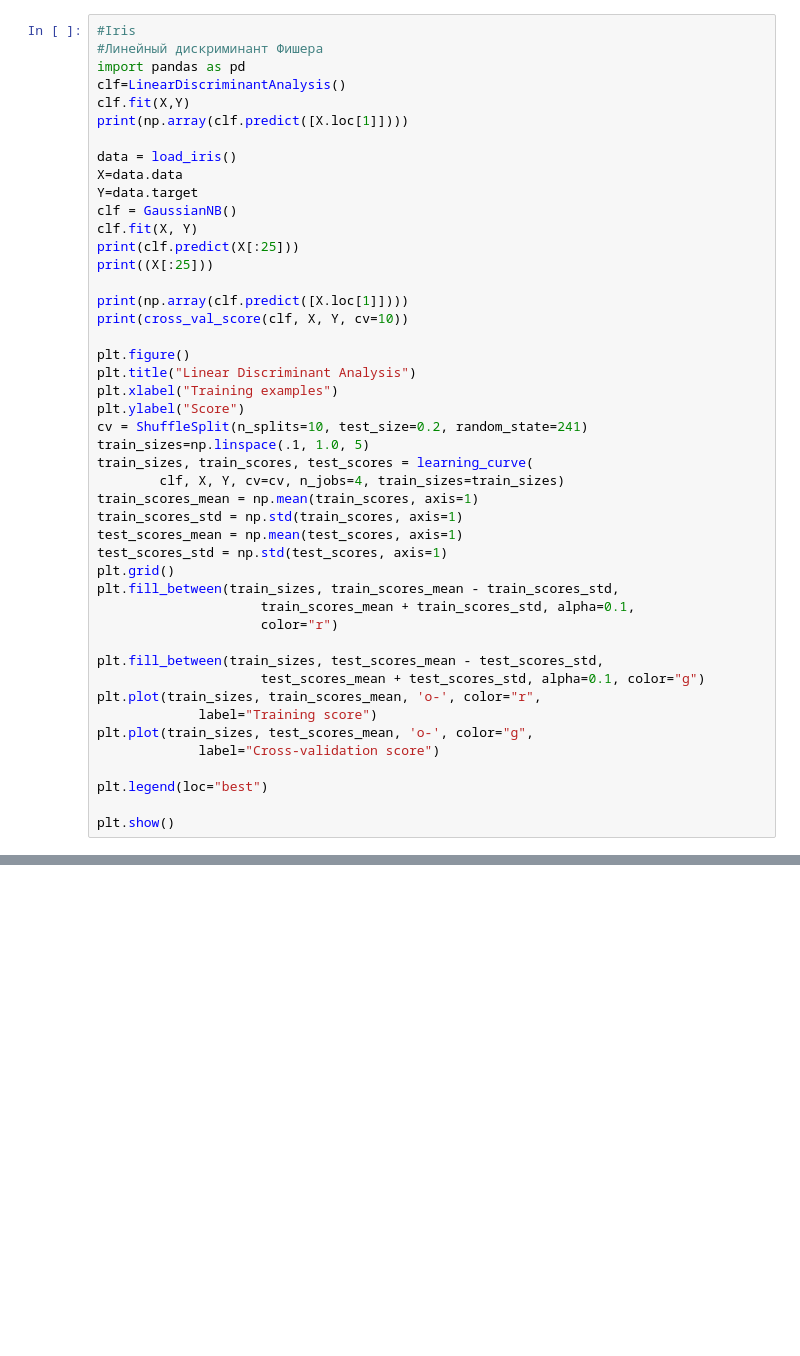
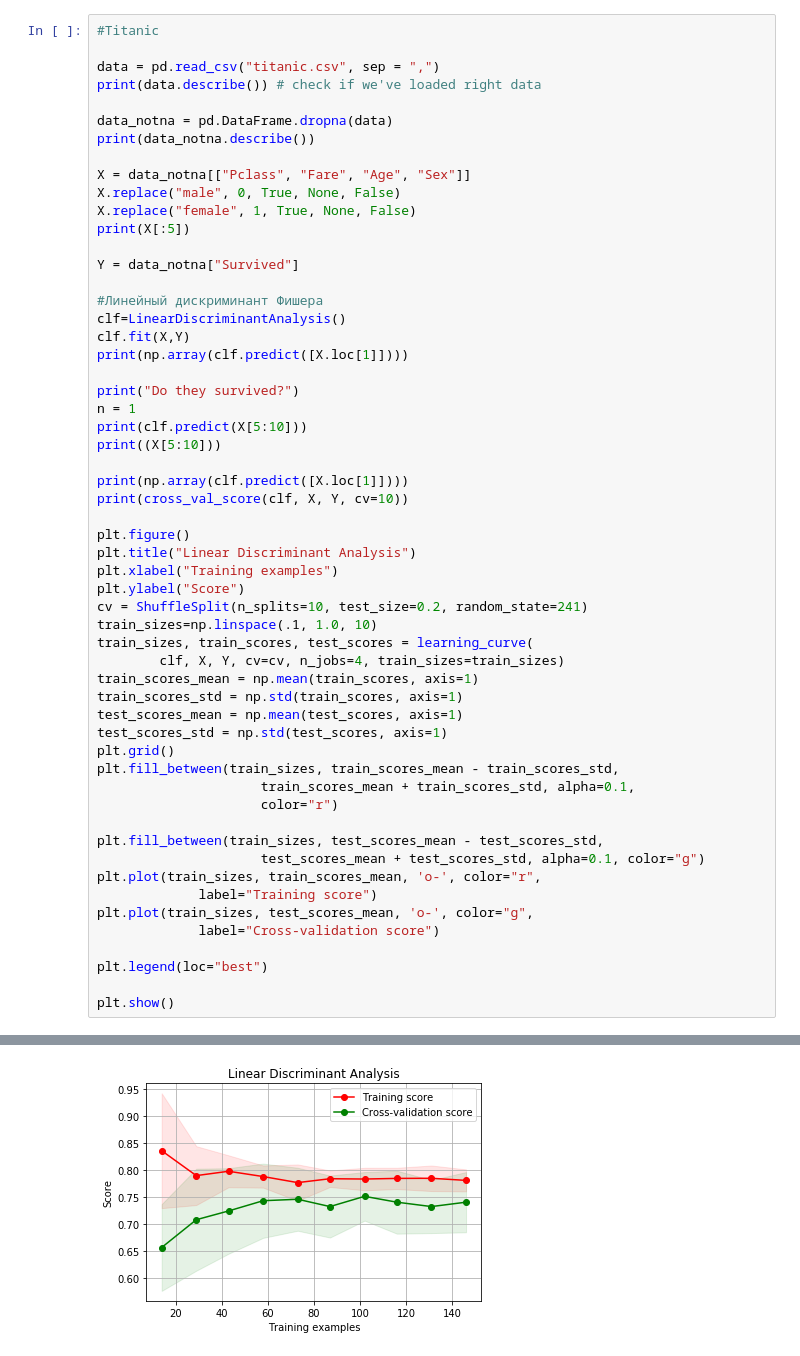
Before and after one commit to far-eastern-federal-university/Mr-Bayes, a Jupyter notebook: Bayes.ipynb, the cells around one changed output, grey strips where cells are left out. Drawn from its saved outputs; the diff is of its cells as text; blank space fills up the shorter version.

```diff
--- a/Bayes.ipynb
+++ b/Bayes.ipynb
@@ -126,18 +317,28 @@ plt.show()
 # %%
-#Iris
+#Titanic
+
+data = pd.read_csv("titanic.csv", sep = ",")
+print(data.describe()) # check if we've loaded right data
+
+data_notna = pd.DataFrame.dropna(data)
+print(data_notna.describe())
+
+X = data_notna[["Pclass", "Fare", "Age", "Sex"]]
+X.replace("male", 0, True, None, False)
+X.replace("female", 1, True, None, False)
+print(X[:5])
+
+Y = data_notna["Survived"]
+
 #Линейный дискриминант Фишера
-import pandas as pd
 clf=LinearDiscriminantAnalysis()
 clf.fit(X,Y)
 print(np.array(clf.predict([X.loc[1]])))
 
-data = load_iris()
-X=data.data
-Y=data.target
-clf = GaussianNB()
-clf.fit(X, Y)
-print(clf.predict(X[:25]))
-print((X[:25]))
+print("Do they survived?")
+n = 1
+print(clf.predict(X[5:10]))
+print((X[5:10]))
 
 print(np.array(clf.predict([X.loc[1]])))
 print(cross_val_score(clf, X, Y, cv=10))
@@ -147,7 +348,7 @@ plt.title("Linear Discriminant Analysis")
 plt.xlabel("Training examples")
 plt.ylabel("Score")
 cv = ShuffleSplit(n_splits=10, test_size=0.2, random_state=241)
-train_sizes=np.linspace(.1, 1.0, 5)
+train_sizes=np.linspace(.1, 1.0, 10)
 train_sizes, train_scores, test_scores = learning_curve(
         clf, X, Y, cv=cv, n_jobs=4, train_sizes=train_sizes)
 train_scores_mean = np.mean(train_scores, axis=1)
@@ -173,0 +395 @@ AttributeError: 'numpy.ndarray' object has no attribute 'loc'
+[figure, added]
```
Also changed, not shown: parts of 7 cells of this notebook.
